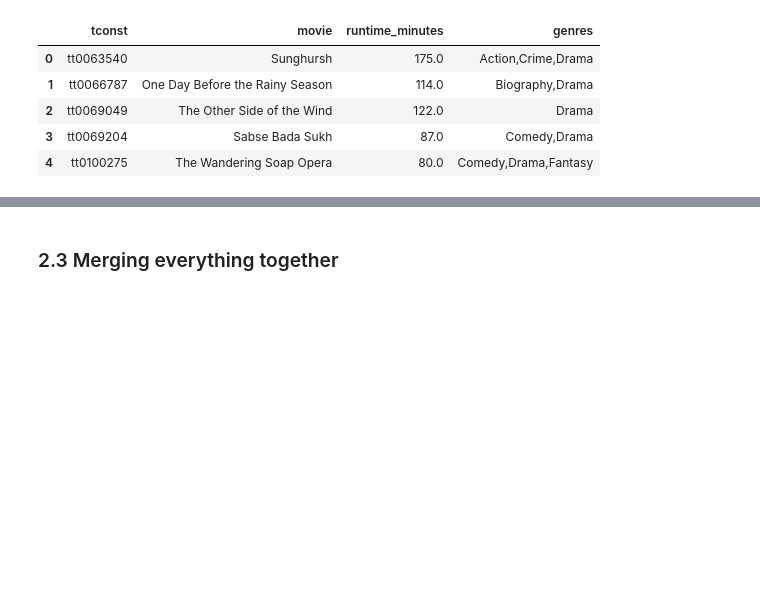
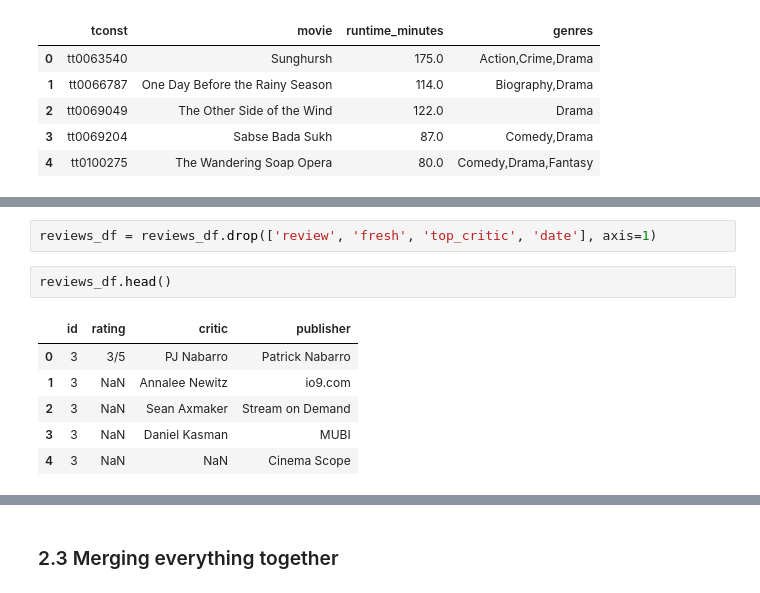
Before and after one commit to baotramduong/Porfolio_Project_The_Movie_Industry, a Jupyter notebook: Part 1 - Data_Science_in_Action_The_Movie_Industry.ipynb, the cells around one changed output, grey strips where cells are left out. Saved outputs shown, nothing was run; the diff lists cells and outputs as text; blank space fills up the shorter version.

```diff
--- a/Part 1 - Data_Science_in_Action_The_Movie_Industry.ipynb
+++ b/Part 1 - Data_Science_in_Action_The_Movie_Industry.ipynb
@@ -827,0 +1009,11 @@ title_basics_df.head()
+# %%
+reviews_df = reviews_df.drop(['review', 'fresh', 'top_critic', 'date'], axis=1)
+# %%
+reviews_df.head()
+# %% [output]
+|  | id | rating | critic | publisher |
+| 0 | 3 | 3/5 | PJ Nabarro | Patrick Nabarro |
+| 1 | 3 | NaN | Annalee Newitz | io9.com |
+| 2 | 3 | NaN | Sean Axmaker | Stream on Demand |
+| 3 | 3 | NaN | Daniel Kasman | MUBI |
+| 4 | 3 | NaN | NaN | Cinema Scope |
```
Also changed, not shown: parts of 41 cells of this notebook.
